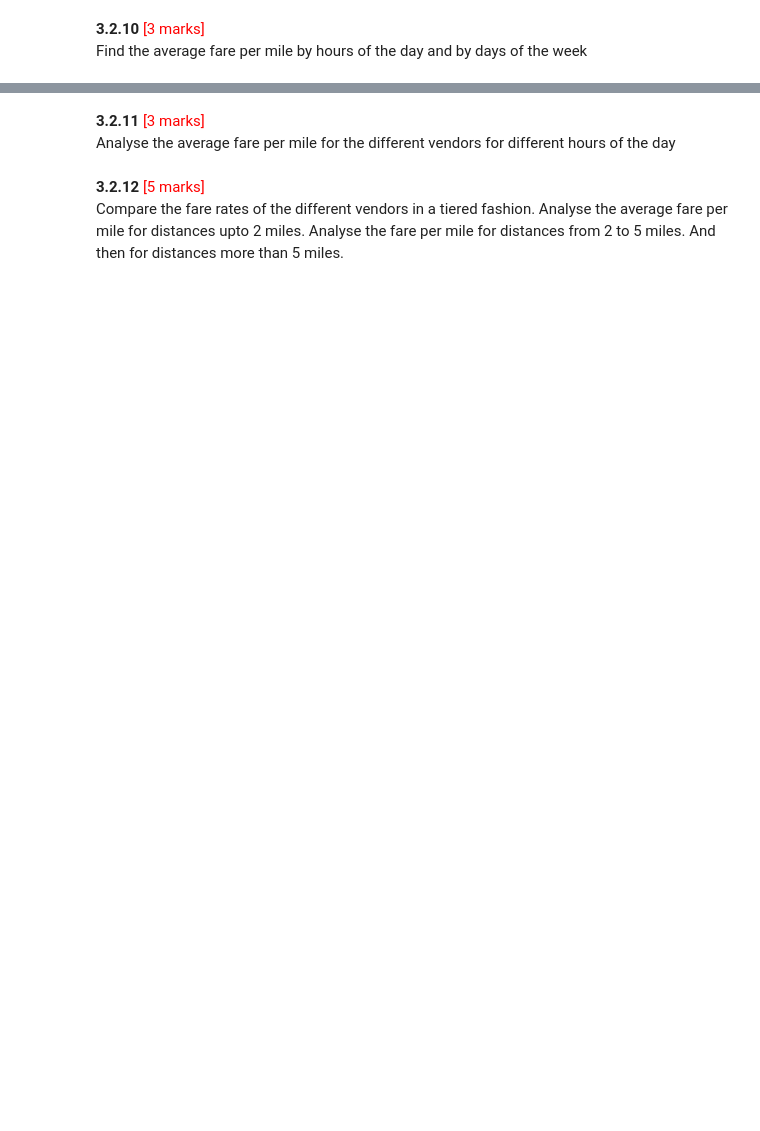
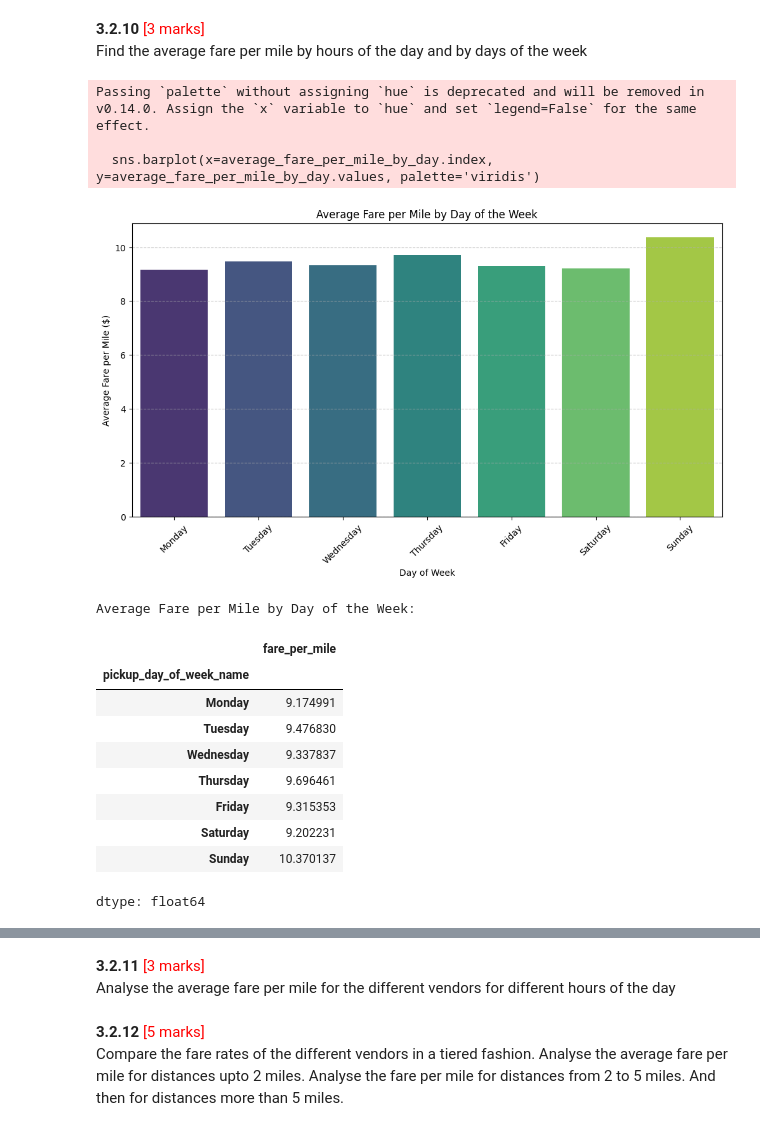
Before and after one commit to nagayada/Nag_New_Repo, a Jupyter notebook: EDA_Assg_NYC_Taxi_Starter.ipynb, the cells around one changed output, grey strips where cells are left out. Saved outputs shown, nothing was run; the diff lists cells and outputs as text; code cells hidden in the pictures; blank space fills up the shorter version.

```diff
--- a/EDA_Assg_NYC_Taxi_Starter.ipynb
+++ b/EDA_Assg_NYC_Taxi_Starter.ipynb
@@ -1553,3 +1929,19 @@ For the different passenger counts, find the average fare per mile per passenger
 For instance, suppose the average fare per mile for trips with 3 passengers is 3 USD/mile, then the fare per mile per passenger will be 1 USD/mile.
 # %%
 # Analyse the fare per mile per passenger for different passenger counts
+# %%
+# To avoid division by zero, ensure trip_distance is not zero (already handled by df_filtered)
+# Also, ensure passenger_count is not zero for 'fare_per_mile_per_passenger' calculation
+df_fare_analysis = df_filtered[df_filtered['passenger_count'] > 0].copy()
+
+# Calculate fare per mile
+df_fare_analysis['fare_per_mile'] = df_fare_analysis['fare_amount'] / df_fare_analysis['trip_distance']
+
+# Calculate fare per mile per passenger
+df_fare_analysis['fare_per_mile_per_passenger'] = df_fare_analysis['fare_per_mile'] / df_fare_analysis['passenger_count']
+
+# Group by passenger_count and find the average fare per mile per passenger
+average_fare_per_mile_per_passenger = df_fare_analysis.groupby('passenger_count')['fare_per_mile_per_passenger'].mean().reset_index()
+
+print("Average Fare per Mile per Passenger for different Passenger Counts:")
+display(average_fare_per_mile_per_passenger)
@@ -1558,3 +1959,35 @@ For instance, suppose the average fare per mile for trips with 3 passengers is 3
 Find the average fare per mile by hours of the day and by days of the week
 # %%
 # Compare the average fare per mile for different days and for different times of the day
+# %%
+# Calculate average fare per mile by day of the week
+average_fare_per_mile_by_day = df_fare_analysis.groupby('pickup_day_of_week_name')['fare_per_mile'].mean().reindex(day_names)
+
+# Plot average fare per mile by day of the week
+plt.figure(figsize=(12, 6))
+sns.barplot(x=average_fare_per_mile_by_day.index, y=average_fare_per_mile_by_day.values, palette='viridis')
+plt.title('Average Fare per Mile by Day of the Week')
+plt.xlabel('Day of Week')
+plt.ylabel('Average Fare per Mile ($)')
+plt.xticks(rotation=45)
+plt.grid(axis='y', linestyle='--', alpha=0.7)
+plt.show()
+
+print("Average Fare per Mile by Day of the Week:")
+display(average_fare_per_mile_by_day)
+# %% [output]
+Passing `palette` without assigning `hue` is deprecated and will be removed in v0.14.0. Assign the `x` variable to `hue` and set `legend=False` for the same effect.
+
+  sns.barplot(x=average_fare_per_mile_by_day.index, y=average_fare_per_mile_by_day.values, palette='viridis')
+[figure, added]
+Average Fare per Mile by Day of the Week:
+|  | fare_per_mile |
+| pickup_day_of_week_name |  |
+| Monday | 9.174991 |
+| Tuesday | 9.476830 |
+| Wednesday | 9.337837 |
+| Thursday | 9.696461 |
+| Friday | 9.315353 |
+| Saturday | 9.202231 |
+| Sunday | 10.370137 |
+dtype: float64
```
Also changed, not shown: parts of 36 cells of this notebook.
